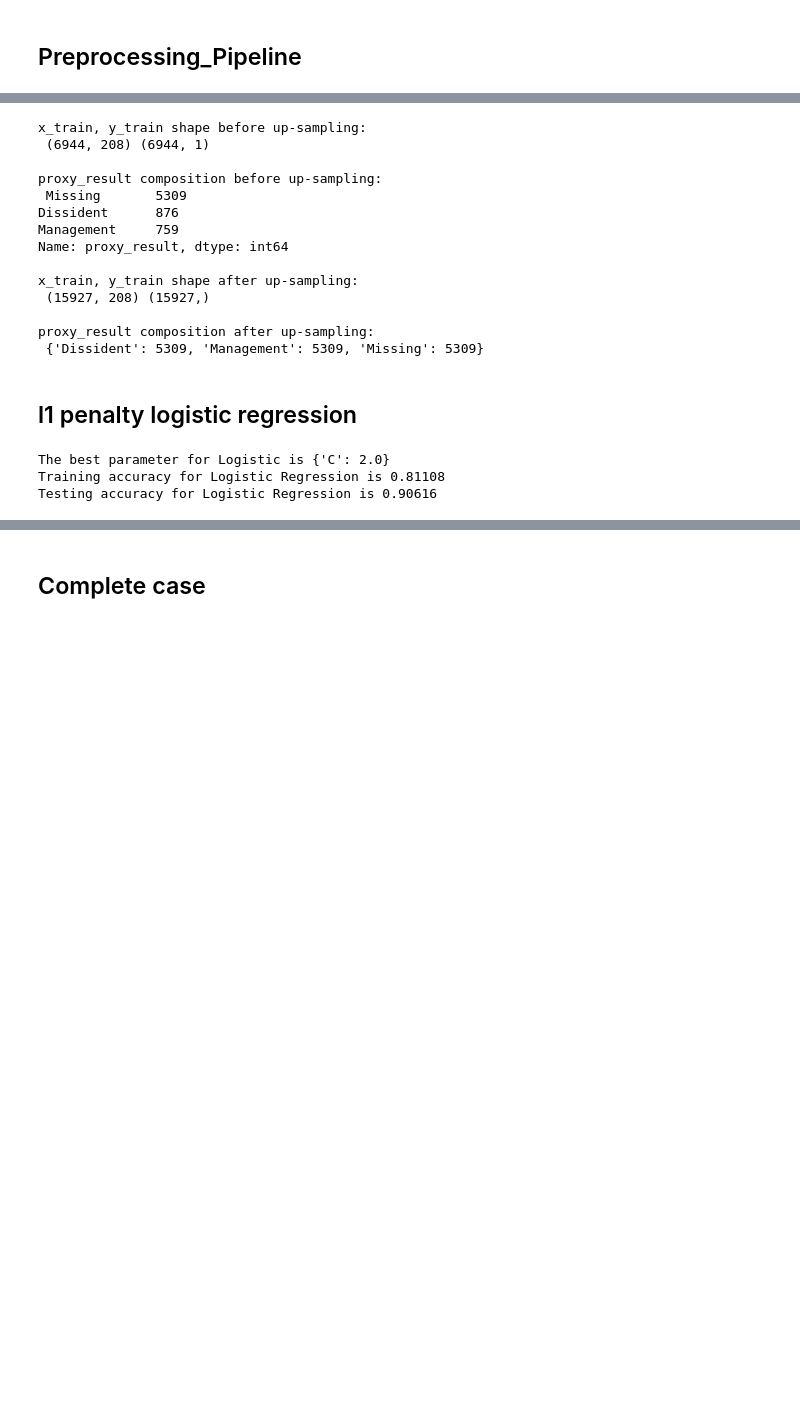
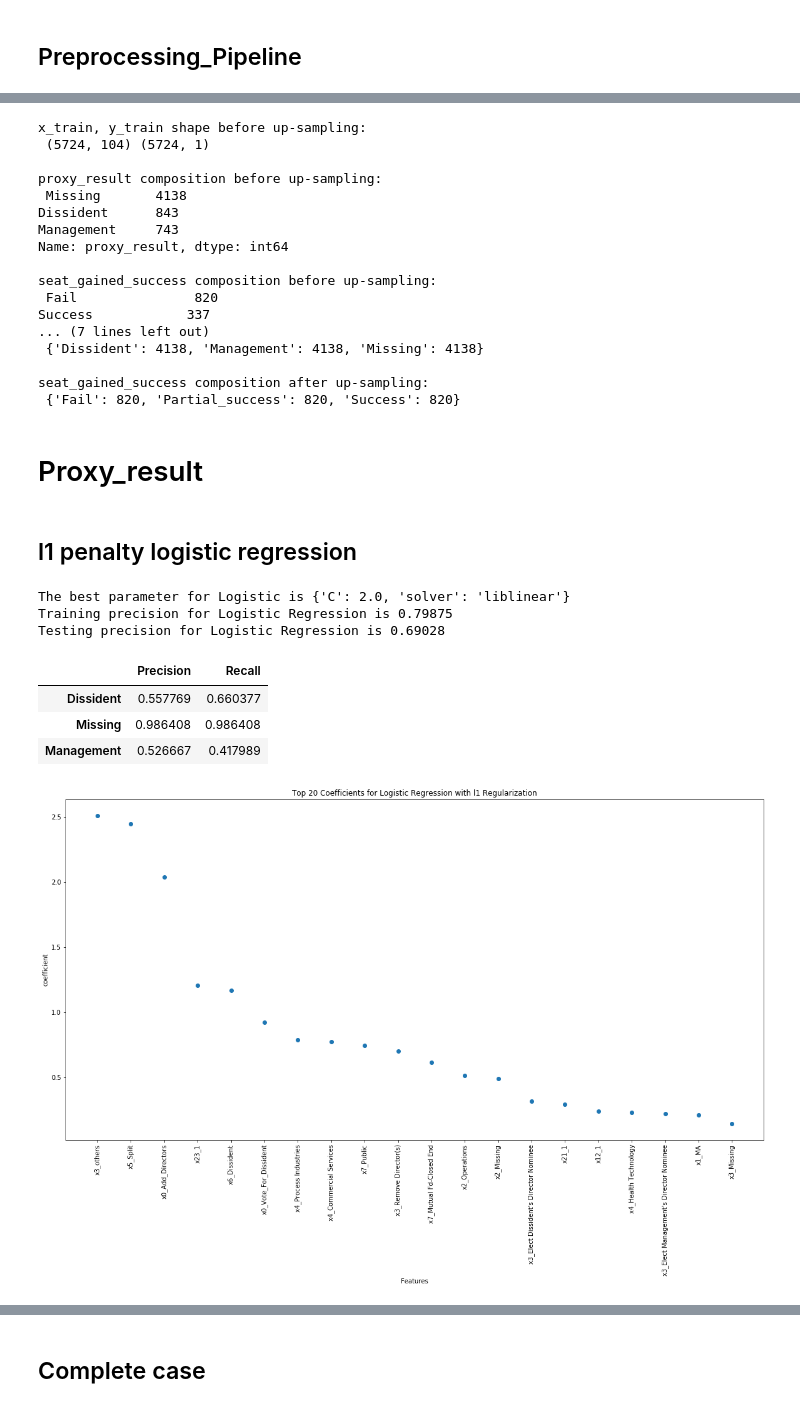
Before and after one commit to wangziyang182/Moelis_Capstone, a Jupyter notebook: notebook/Modeling_Proxy_Result.ipynb, the cells around one changed output, grey strips where cells are left out. Saved outputs shown, nothing was run; the diff lists cells and outputs as text; code cells hidden in the pictures; blank space fills up the shorter version.

Commit message:
Tuned params; modeled board seat

```diff
--- a/notebook/Modeling_Proxy_Result.ipynb
+++ b/notebook/Modeling_Proxy_Result.ipynb
@@ -285,7 +389,7 @@ def produce_confusion_matrix(x_test,y_test,model):
 sm = SMOTENC(random_state=42, categorical_features=cate)
 
 # Impute missing numerical variable as -9999
-pipeline_component = make_pipeline(SimpleImputer(missing_values = np.nan, strategy = 'constant',fill_value = -9999))
+pipeline_component = make_pipeline(StandardScaler(), SimpleImputer(missing_values = np.nan, strategy = 'constant',fill_value = -9999))
 
 # Impute missing categorical variable as NA and do One-Hot Encoding
 pipeline_component_cate = make_pipeline(SimpleImputer(missing_values = np.nan, strategy = 'constant',
@@ -298,6 +402,7 @@ preprocess = make_column_transformer((pipeline_component,~cate),
 
 # Perform preprocessing on data with missing y
 x_preprocessed = preprocess.fit(df[X],df[Y]).transform(df[X])
+x_preprocessed_seat = preprocess.fit(df_board_seats[X],df_board_seats[Y2]).transform(df_board_seats[X])
 
 # Perform preprocessing on data without missing y
 x_preprocessed_complete = preprocess.fit(df2[X],df2[Y]).transform(df2[X])
@@ -307,48 +412,76 @@ x_train, x_test, y_train, y_test = train_test_split(x_preprocessed, df[Y], test_
 x_train_complete, x_test_complete, y_train_complete, y_test_complete = train_test_split(x_preprocessed_complete,
                                                                                         df2[Y], test_size = 0.2,
                                                                                         random_state=0)
+x_train_seat, x_test_seat, y_train_seat, y_test_seat = train_test_split(x_preprocessed_seat, df_board_seats[Y2], test_size = 0.2, random_state=0)
 
 # Print proxy_result composition before up-sampling
 print('x_train, y_train shape before up-sampling:\n', x_train.shape, y_train.shape)
 print('\nproxy_result composition before up-sampling:\n',y_train['proxy_result'].value_counts())
+print('\nseat_gained_success composition before up-sampling:\n',y_train_seat['seat_gained_success'].value_counts())
 
 # Perform SMOTE up-sampling
 x_train, y_train = sm.fit_resample(x_train, y_train)
 x_train_complete, y_train_complete = sm.fit_resample(x_train_complete, y_train_complete)
+x_train_seat, y_train_seat = sm.fit_resample(x_train_seat, y_train_seat)
 
 # Print proxy_result composition after up-sampling
 print('\nx_train, y_train shape after up-sampling:\n',x_train.shape, y_train.shape)
 unique, counts = np.unique(y_train, return_counts=True)
 print('\nproxy_result composition after up-sampling:\n', dict(zip(unique, counts)))
+unique, counts = np.unique(y_train_seat, return_counts=True)
+print('\nseat_gained_success composition after up-sampling:\n', dict(zip(unique, counts)))
 # %% [output]
 x_train, y_train shape before up-sampling:
- (6944, 208) (6944, 1)
+ (5724, 104) (5724, 1)
 
 proxy_result composition before up-sampling:
- Missing       5309
-Dissident      876
-Management     759
+ Missing       4138
+Dissident      843
+Management     743
 Name: proxy_result, dtype: int64
 
-x_train, y_train shape after up-sampling:
- (15927, 208) (15927,)
+seat_gained_success composition before up-sampling:
+ Fail               820
+Success            337
+... (7 lines left out)
+ {'Dissident': 4138, 'Management': 4138, 'Missing': 4138}
 
-proxy_result composition after up-sampling:
- {'Dissident': 5309, 'Management': 5309, 'Missing': 5309}
+seat_gained_success composition after up-sampling:
+ {'Fail': 820, 'Partial_success': 820, 'Success': 820}
+# %% [markdown]
+# Proxy_result
 # %% [markdown]
 ## l1 penalty logistic regression
 # %%
 # Logistic regression with l1 norm
 lg_l1 = LogisticRegression(penalty = 'l1',multi_class = 'auto')
 
+# , solver = 'saga'
 # Perform grid search
-param_grid = {'C': np.linspace(0.00000000000001, 2, 3)}
-grid = GridSearchCV(lg_l1, param_grid, cv=2)
+# param_grid = {'C': np.linspace(0.00000000000001, 2, 3)}
+# param_grid = {'C': np.logspace(-4, 4, 10)}
+param_grid = {'C': np.linspace(0.00000000000001, 2, 3),
+             'solver': ['saga','liblinear']}
+
+grid = GridSearchCV(lg_l1, param_grid, cv=2, scoring = 'precision_macro')
 grid.fit(x_train, y_train)
+lg_l1_best = grid.best_estimator_
 print("The best parameter for Logistic is {}".format(grid.best_params_))
-print("Training accuracy for Logistic Regression is {}".format(round(grid.score(x_train, y_train),5)))
-print("Testing accuracy for Logistic Regression is {}".format(round(grid.score(x_test, y_test),5)))
+print("Training precision for Logistic Regression is {}".format(round(grid.score(x_train, y_train),5)))
+print("Testing precision for Logistic Regression is {}".format(round(grid.score(x_test, y_test),5)))
 # %% [output]
-The best parameter for Logistic is {'C': 2.0}
-Training accuracy for Logistic Regression is 0.81108
-Testing accuracy for Logistic Regression is 0.90616
+The best parameter for Logistic is {'C': 2.0, 'solver': 'liblinear'}
+Training precision for Logistic Regression is 0.79875
+Testing precision for Logistic Regression is 0.69028
+# %%
+conf, pre_recall = produce_confusion_matrix(x_test, y_test, 'proxy_result', grid)
+pre_recall
+# %% [output]
+|  | Precision | Recall |
+| Dissident | 0.557769 | 0.660377 |
+| Missing | 0.986408 | 0.986408 |
+| Management | 0.526667 | 0.417989 |
+# %%
+top_20_feature = plot_feature_importance(lg_l1_best,df,'Logistic Regression with l1 Regularization',x_train,y_train, use_coef = True)
+# %% [output]
+[figure, added]
```
Also changed, not shown: parts of 152 cells of this notebook.
